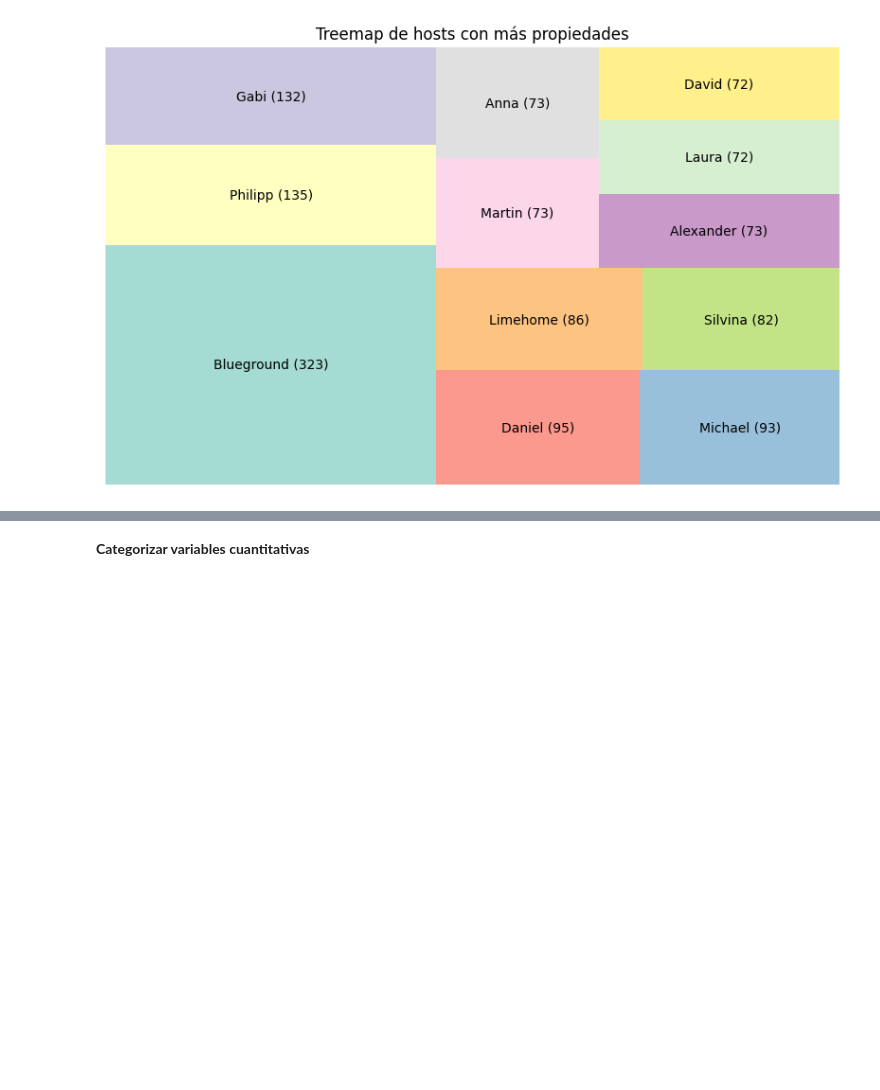
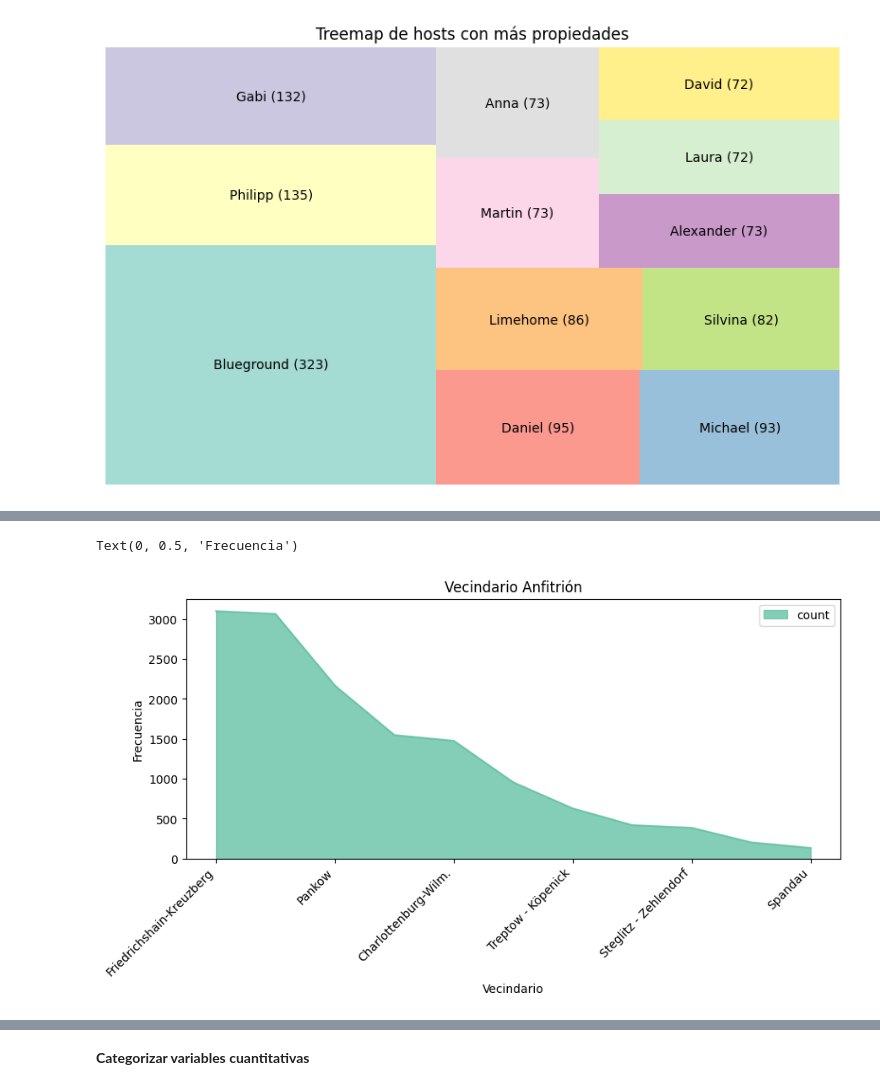
Before and after one commit to Raydays55/Actividad-5, a Jupyter notebook: Act5.ipynb, the cells around one changed output, grey strips where cells are left out. Drawn from its saved outputs; the diff is of its cells as text; code cells hidden in the pictures; blank space fills up the shorter version.

```diff
--- a/Act5.ipynb
+++ b/Act5.ipynb
@@ -227,0 +233,22 @@ Tabla_freq_host_since
+# %%
+# 9. Análisis univariado 'neighbourhood_group_cleansed'
+Tabla_freq_cleansed = df_extrac['neighbourhood_group_cleansed'].value_counts().reset_index()
+Tabla_freq_cleansed
+
+# Filtro de valores más relevantes de la variable categórica
+Filtro_cleansed = Tabla_freq_cleansed[Tabla_freq_cleansed['count'] > 121]
+Filtro_cleansed
+
+# Ajustar el índice del DF
+Filtro_index_cleansed = Filtro_cleansed.set_index('neighbourhood_group_cleansed')
+Filtro_index_cleansed
+
+# Realizar gráfica de barras del DF filtrado, Análisis univariado de una frecuencia
+Filtro_index_cleansed.plot(kind= 'area', figsize= (10,4), alpha = 0.8, colormap= 'Set2')
+plt.title('Vecindario Anfitrión')
+plt.xticks(rotation=45, ha='right')
+plt.xlabel('Vecindario')
+plt.ylabel('Frecuencia')
+# %% [output]
+Text(0, 0.5, 'Frecuencia')
+[figure, added]
```
Also changed, not shown: parts of 5 cells of this notebook.
